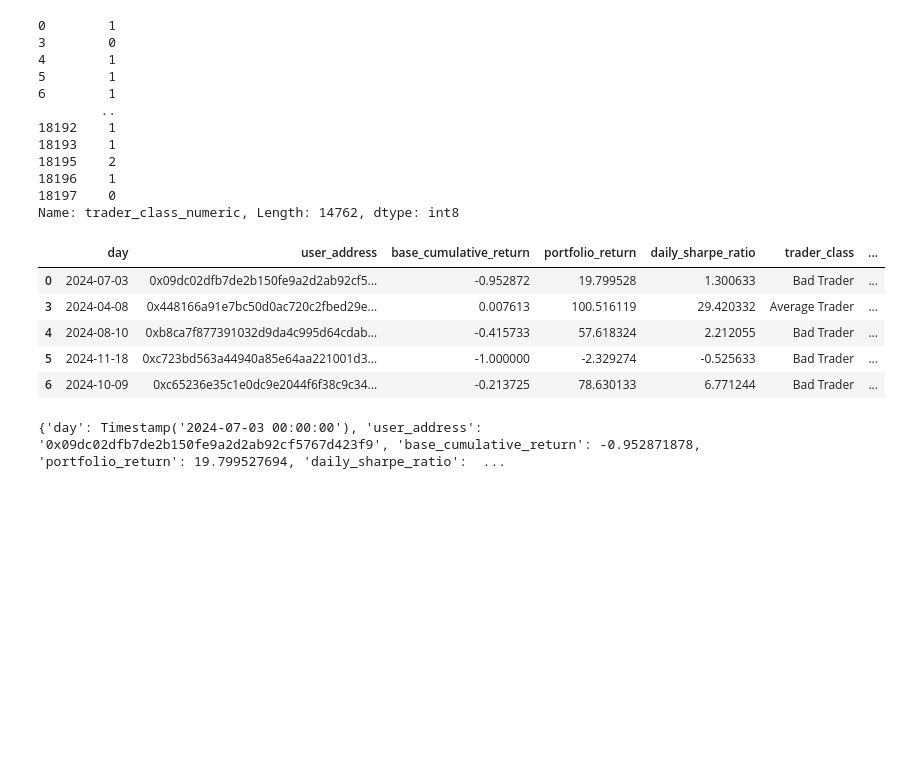
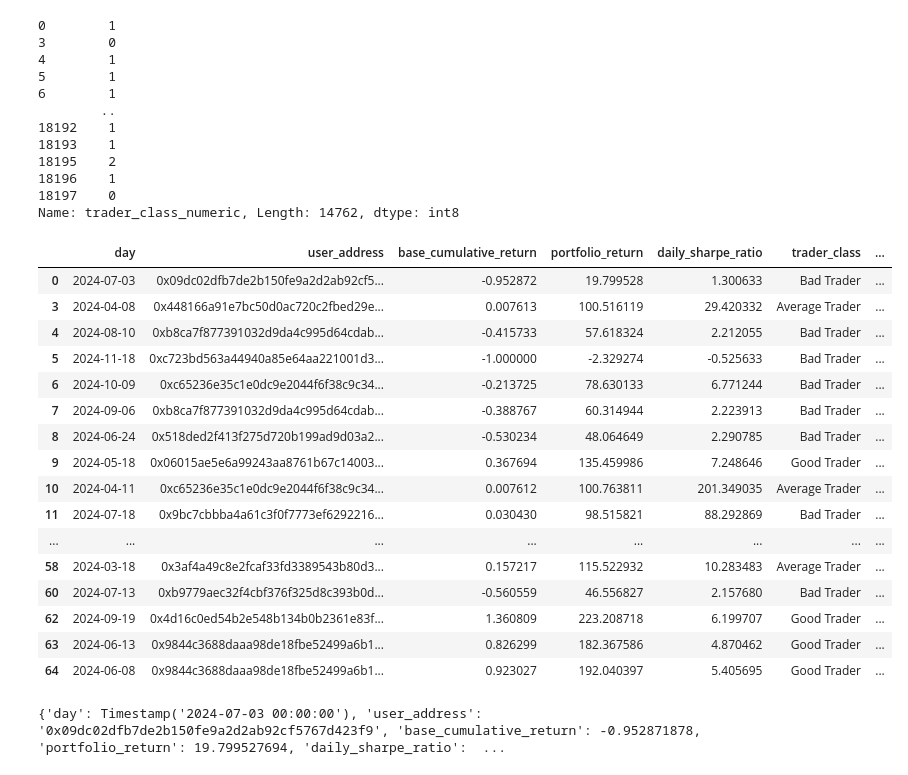
Before and after one commit to apostleoffinance/web3_ml, a Jupyter notebook: trader_classifier.ipynb, the cells around one changed output. Cells and saved outputs as stored; diff of their text form; code cells hidden in the pictures; blank space fills up the shorter version.

```diff
--- a/trader_classifier.ipynb
+++ b/trader_classifier.ipynb
@@ -241,14 +241,25 @@ df_cleaned['trader_class_numeric']
 18197    0
 Name: trader_class_numeric, Length: 14762, dtype: int8
 # %%
-df_cleaned.head()
+df_cleaned.head(50)
 # %% [output]
 |  | day | user_address | base_cumulative_return | portfolio_return | daily_sharpe_ratio | trader_class | ... |
 | 0 | 2024-07-03 | 0x09dc02dfb7de2b150fe9a2d2ab92cf5... | -0.952872 | 19.799528 | 1.300633 | Bad Trader | ... |
 | 3 | 2024-04-08 | 0x448166a91e7bc50d0ac720c2fbed29e... | 0.007613 | 100.516119 | 29.420332 | Average Trader | ... |
 | 4 | 2024-08-10 | 0xb8ca7f877391032d9da4c995d64cdab... | -0.415733 | 57.618324 | 2.212055 | Bad Trader | ... |
 | 5 | 2024-11-18 | 0xc723bd563a44940a85e64aa221001d3... | -1.000000 | -2.329274 | -0.525633 | Bad Trader | ... |
 | 6 | 2024-10-09 | 0xc65236e35c1e0dc9e2044f6f38c9c34... | -0.213725 | 78.630133 | 6.771244 | Bad Trader | ... |
+| 7 | 2024-09-06 | 0xb8ca7f877391032d9da4c995d64cdab... | -0.388767 | 60.314944 | 2.223913 | Bad Trader | ... |
+| 8 | 2024-06-24 | 0x518ded2f413f275d720b199ad9d03a2... | -0.530234 | 48.064649 | 2.290785 | Bad Trader | ... |
+| 9 | 2024-05-18 | 0x06015ae5e6a99243aa8761b67c14003... | 0.367694 | 135.459986 | 7.248646 | Good Trader | ... |
+| 10 | 2024-04-11 | 0xc65236e35c1e0dc9e2044f6f38c9c34... | 0.007612 | 100.763811 | 201.349035 | Average Trader | ... |
+| 11 | 2024-07-18 | 0x9bc7cbbba4a61c3f0f7773ef6292216... | 0.030430 | 98.515821 | 88.292869 | Bad Trader | ... |
+| ... | ... | ... | ... | ... | ... | ... | ... |
+| 58 | 2024-03-18 | 0x3af4a49c8e2fcaf33fd3389543b80d3... | 0.157217 | 115.522932 | 10.283483 | Average Trader | ... |
+| 60 | 2024-07-13 | 0xb9779aec32f4cbf376f325d8c393b0d... | -0.560559 | 46.556827 | 2.157680 | Bad Trader | ... |
+| 62 | 2024-09-19 | 0x4d16c0ed54b2e548b134b0b2361e83f... | 1.360809 | 223.208718 | 6.199707 | Good Trader | ... |
+| 63 | 2024-06-13 | 0x9844c3688daaa98de18fbe52499a6b1... | 0.826299 | 182.367586 | 4.870462 | Good Trader | ... |
+| 64 | 2024-06-08 | 0x9844c3688daaa98de18fbe52499a6b1... | 0.923027 | 192.040397 | 5.405695 | Good Trader | ... |
 # %%
 # Select the first row (index 0) and convert it to a dictionary
 # row_dict = df_cleaned.iloc[0].to_dict()
```
Also changed, not shown: 3 other files.
